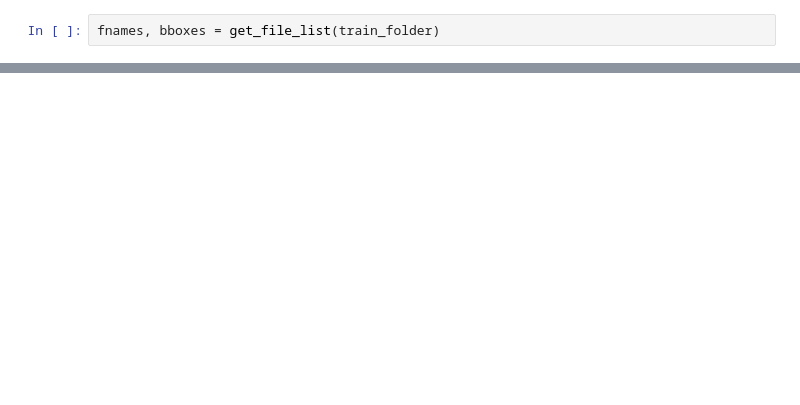
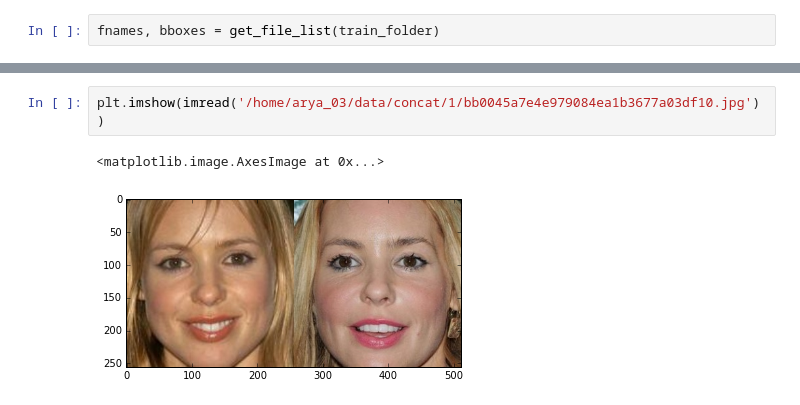
Before and after one commit to chintak/face_detection, a Jupyter notebook: face_detect.ipynb, the cells around one changed output, grey strips where cells are left out. Saved outputs shown, nothing was run; the diff lists cells and outputs as text; blank space fills up the shorter version.

```diff
--- a/face_detect.ipynb
+++ b/face_detect.ipynb
@@ -33,0 +33,5 @@ fnames[0], bboxes[0]
+# %%
+plt.imshow(imread('/home/arya_03/data/concat/1/bb0045a7e4e979084ea1b3677a03df10.jpg'))
+# %% [output]
+<matplotlib.image.AxesImage at 0x...>
+[figure, added]
```
Also changed, not shown: parts of 11 cells of this notebook, 3 other files.
